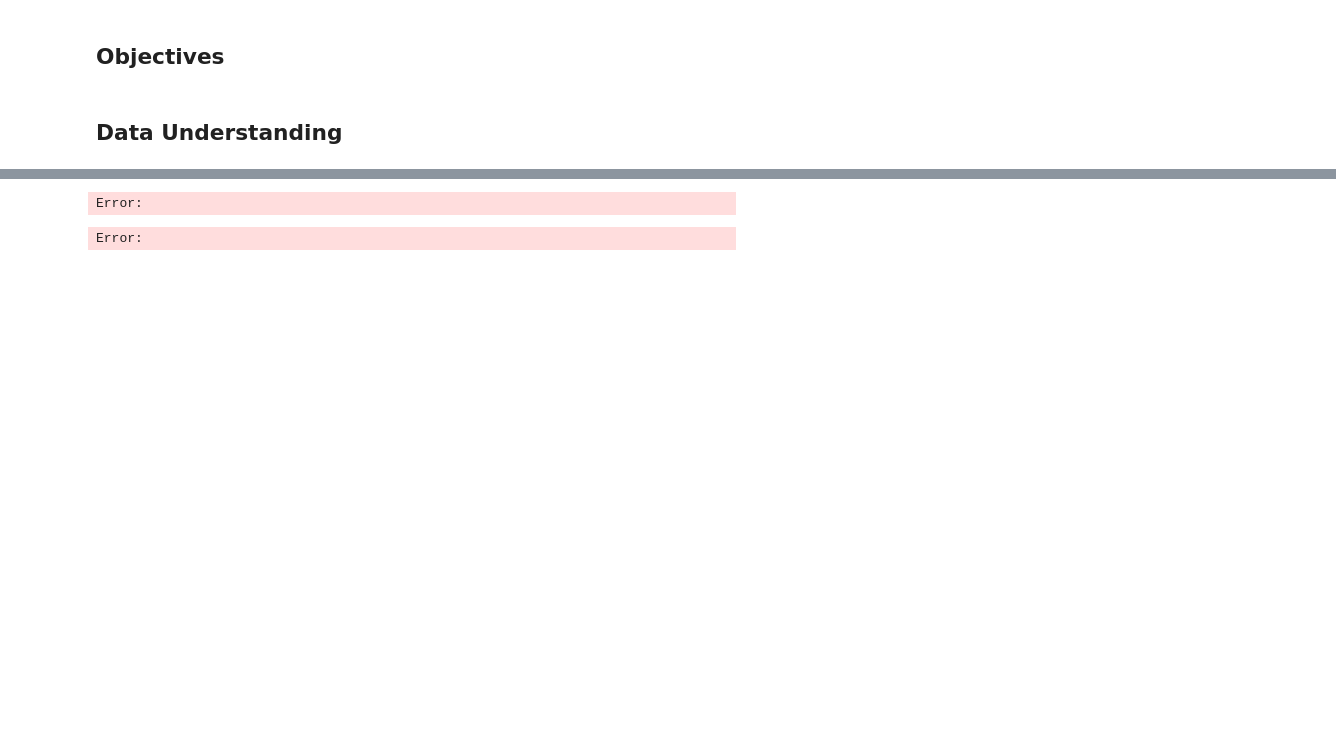
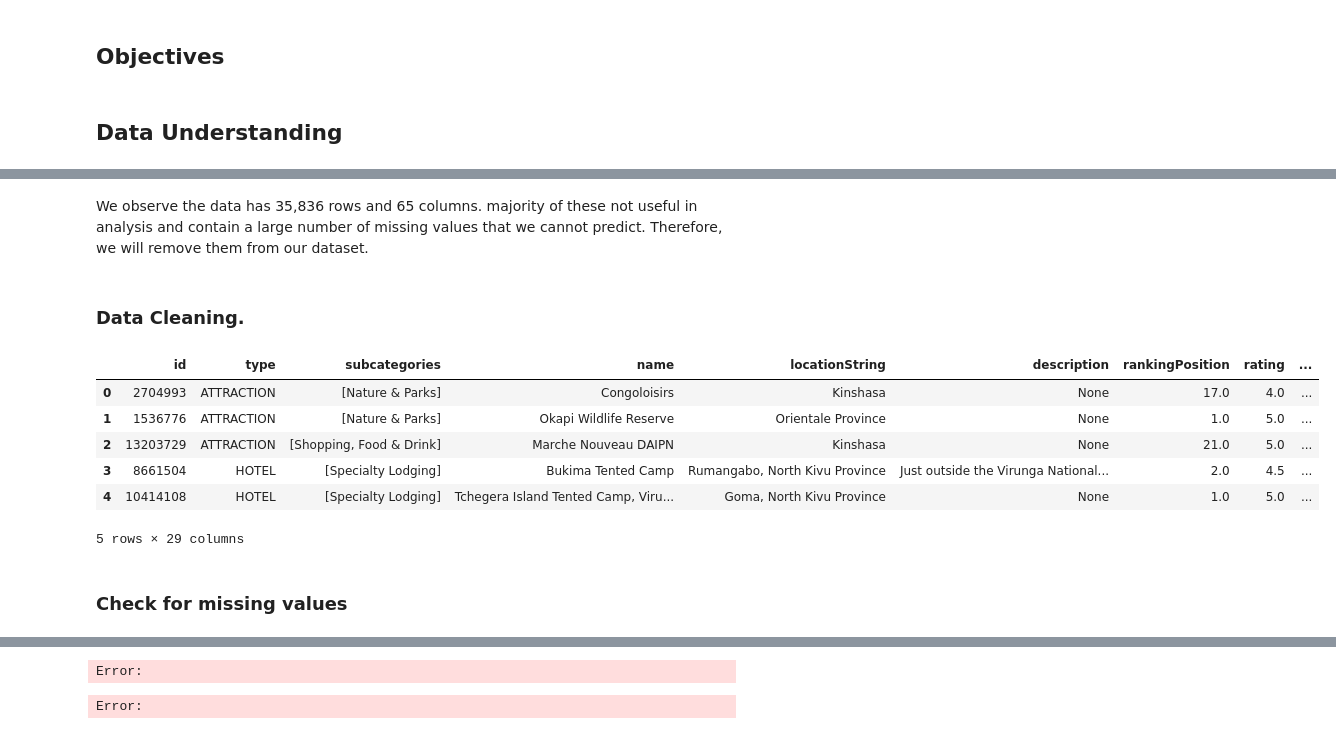
Before and after one commit to R3TR0Quan/travel-destination-recommendation-sys, a Jupyter notebook: misc_notebooks/ian.ipynb, the cells around one changed output, grey strips where cells are left out. Saved outputs shown, nothing was run; the diff lists cells and outputs as text; code cells hidden in the pictures; blank space fills up the shorter version.

```diff
--- a/misc_notebooks/ian.ipynb
+++ b/misc_notebooks/ian.ipynb
@@ -53,0 +52,13 @@ Error:
+# %%
+# read the data
+json_files = [
+    r'..\Data\drc.json', r'..\Data\egypt.json', r'..\Data\ethiopia.json',
+    r'..\Data\kenya.json', r'..\Data\Madagascar.json', r'..\Data\morocco.json',
+    r'..\Data\nigeria.json', r'..\Data\rwanda.json', r'..\Data\seychelles.json',
+    r'..\Data\tanzania.json', r'..\Data\uganda.json', r'..\Data\namibia.json',
+    '..\Data\south_africa.json', '..\Data\malawi.json', r'..\Data\Senegal.json',
+    r'..\Data\zambia.json', r'..\Data\Ghana.json', r'..\Data\Botswana.json',
+    r'..\Data\capeverde.json'
+]
+cleaner.read_json_files(json_files)
+df = cleaner.df
@@ -53,0 +76,25 @@ Error:
+# %% [markdown]
+We observe the data has 35,836 rows and 65 columns. majority of these not useful in analysis and contain a large number of missing values that we cannot predict. Therefore, we will remove them from our dataset.
+# %% [markdown]
+### Data Cleaning.
+# %%
+# Removing irrelevant columns.
+columns_to_drop = ['image', 'photoCount', 'awards', 'phone', 'address', 'email', 'localAddress', 'webUrl', 'website',
+                   'neighborhoodLocations', 'nearestMetroStations', 'ancestorLocations', 'booking', 'offerGroup',
+                   'subtype', 'hotelClass', 'roomTips', 'checkInDate', 'category', 'checkOutDate', 'offers',
+                   'hotelClassAttribution', 'localLangCode', 'isClosed', 'ratingHistogram', 'isLongClosed',
+                   'openNowText', 'dietaryRestrictions', 'hours', 'menuWebUrl', 'localName', 'establishmentTypes',
+                   'ownersTopReasons', 'guideFeaturedInCopy', 'rentalDescriptions', 'photos']
+
+cleaner.drop_columns(columns_to_drop)
+cleaner.get_preview(df)
+# %% [output]
+|  | id | type | subcategories | name | locationString | description | rankingPosition | rating | ... |
+| 0 | 2704993 | ATTRACTION | [Nature & Parks] | Congoloisirs | Kinshasa | None | 17.0 | 4.0 | ... |
+| 1 | 1536776 | ATTRACTION | [Nature & Parks] | Okapi Wildlife Reserve | Orientale Province | None | 1.0 | 5.0 | ... |
+| 2 | 13203729 | ATTRACTION | [Shopping, Food & Drink] | Marche Nouveau DAIPN | Kinshasa | None | 21.0 | 5.0 | ... |
+| 3 | 8661504 | HOTEL | [Specialty Lodging] | Bukima Tented Camp | Rumangabo, North Kivu Province | Just outside the Virunga National... | 2.0 | 4.5 | ... |
+| 4 | 10414108 | HOTEL | [Specialty Lodging] | Tchegera Island Tented Camp, Viru... | Goma, North Kivu Province | None | 1.0 | 5.0 | ... |
+5 rows × 29 columns
+# %% [markdown]
+### Check for missing values
```
Also changed, not shown: parts of 9 cells of this notebook, 8 other files.
